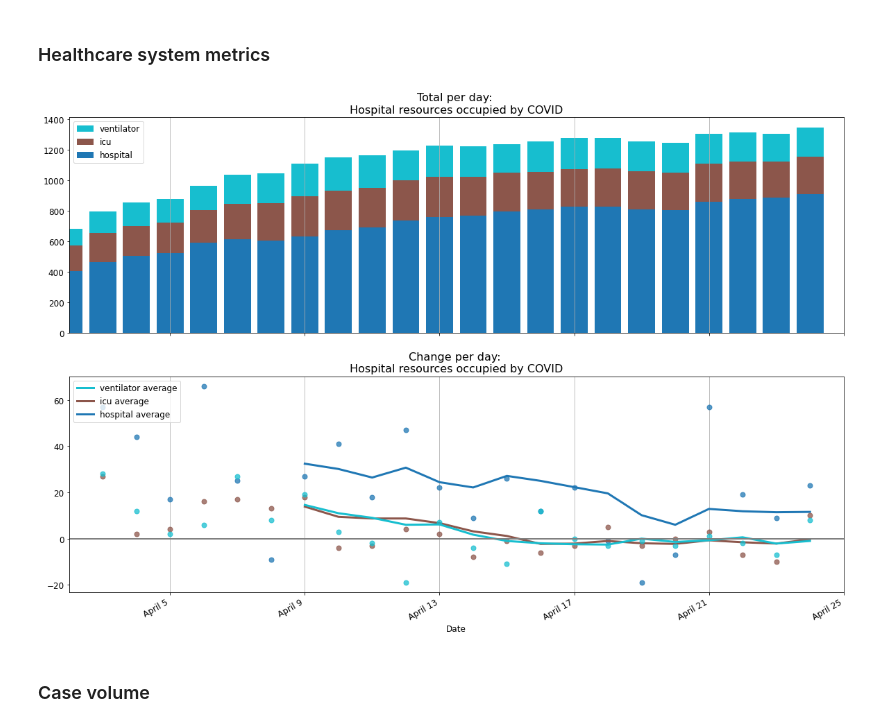
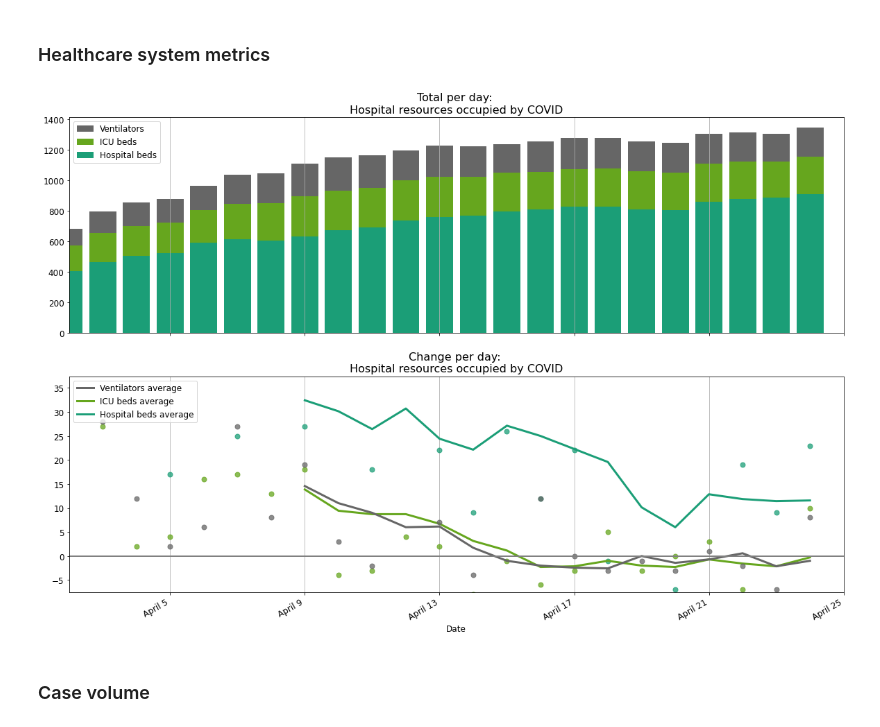
Before and after one commit to rlwelch/covid-ontario, a Jupyter notebook: covid_ontario/covid_ontario_investigation.ipynb, the cells around one changed output. Drawn from its saved outputs; the diff is of its cells as text; code cells hidden in the pictures.

```diff
--- a/covid_ontario/covid_ontario_investigation.ipynb
+++ b/covid_ontario/covid_ontario_investigation.ipynb
@@ -215,6 +213,3 @@ tests.tail()
 | 2020-04-24 | 0 | 0 | 0 | 5669 | 7087 | ... |
 # %% [markdown]
 ## Plot: fractional change in active cases over time
-# %%
-    ts = time_series
-    ts = ts/ts.shift(1)
@@ -428,7 +419,7 @@ def plot_timeline(time_series, start_date, colormap="rainbow", title_append="",
         if days_warning:
             date_warning = [
                 {
-                "date": f"{(outcome_ts.index.max() - pd.Timedelta(days=days_warning)).strftime('%Y-%m-%d')}",
+                "date": f"{(df_plot.index.max() - pd.Timedelta(days=days_warning)).strftime('%Y-%m-%d')}",
                 "label": "Incomplete\ndata"
                 }
             ]
@@ -474,6 +465,14 @@ def plot_timeline(time_series, start_date, colormap="rainbow", title_append="",
                     color="grey"
                 )
 
+        # Restrict the y-limits as well
+        if name == "change":
+            df_mean = df_plot.rolling(7).mean()
+            ax.set_ylim([
+                df_mean.min().min() - 5,
+                df_mean.max().max() + 5
+            ])
+
         ax.set_xlim([pd.to_datetime(start_date), ts[name].index.max() + pd.DateOffset(1)])
         ax.xaxis.set_major_formatter(mdates.DateFormatter("%B %-d"))
         ax.xaxis.grid(True, which="major")
@@ -495,16 +494,16 @@ def plot_timeline(time_series, start_date, colormap="rainbow", title_append="",
 ### Healthcare system metrics
 # %%
 healthcare_cols = {
-    "Number of patients hospitalized with COVID-19": "hospital",
-    "Number of patients in ICU with COVID-19": "icu",
-    "Number of patients in ICU on a ventilator with COVID-19": "ventilator",
+    "Number of patients hospitalized with COVID-19": "Hospital beds",
+    "Number of patients in ICU with COVID-19": "ICU beds",
+    "Number of patients in ICU on a ventilator with COVID-19": "Ventilators",
 }
 healthcare = tests[healthcare_cols].rename(columns=healthcare_cols)
 # %%
-fig = plot_timeline(healthcare, "2020-04-02", colormap="tab10", title_append="\nHospital resources occupied by COVID")
+fig = plot_timeline(healthcare, "2020-04-02", colormap="Dark2", title_append="\nHospital resources occupied by COVID")
 plt.show()
 # %% [output]
-[figure, old version]
+[figure, new version]
 # %% [markdown]
 ### Case volume
 # %%
```
Also changed, not shown: parts of 27 cells of this notebook.
